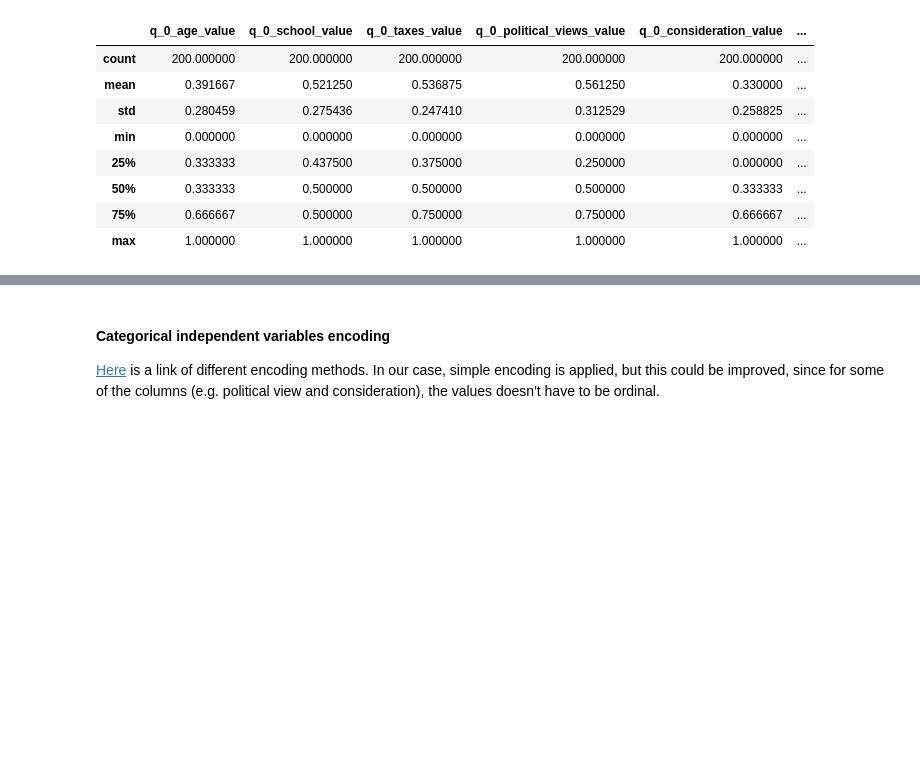
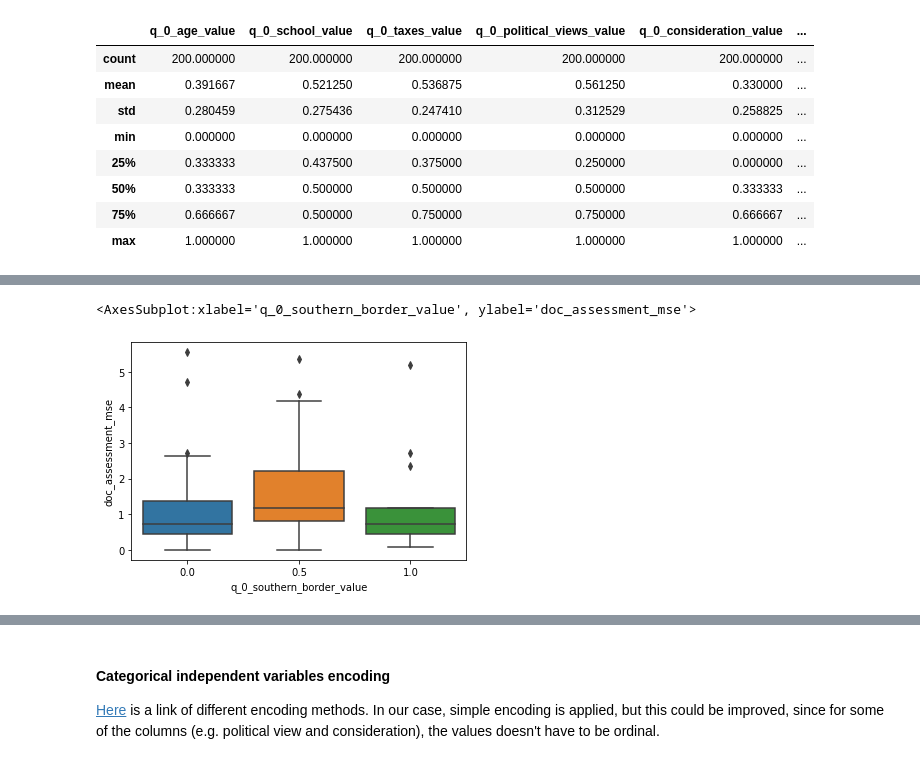
Before and after one commit to EyeofBeholder-NLeSC/play-around-sample-set, a Jupyter notebook: notebooks/IPM_worker_reliability.ipynb, the cells around one changed output, grey strips where cells are left out. Saved outputs shown, nothing was run; the diff lists cells and outputs as text; code cells hidden in the pictures; blank space fills up the shorter version.

Commit message:
explore the relationthip between worker profile data and worker reliability

```diff
--- a/notebooks/IPM_worker_reliability.ipynb
+++ b/notebooks/IPM_worker_reliability.ipynb
@@ -101,0 +105,5 @@ sns.heatmap(
+# %%
+sns.boxplot(x="q_0_southern_border_value", y="doc_assessment_mse", data=worker_data)
+# %% [output]
+<AxesSubplot:xlabel='q_0_southern_border_value', ylabel='doc_assessment_mse'>
+[figure, added]
```
Also changed, not shown: parts of 10 cells of this notebook, 1 other file.
